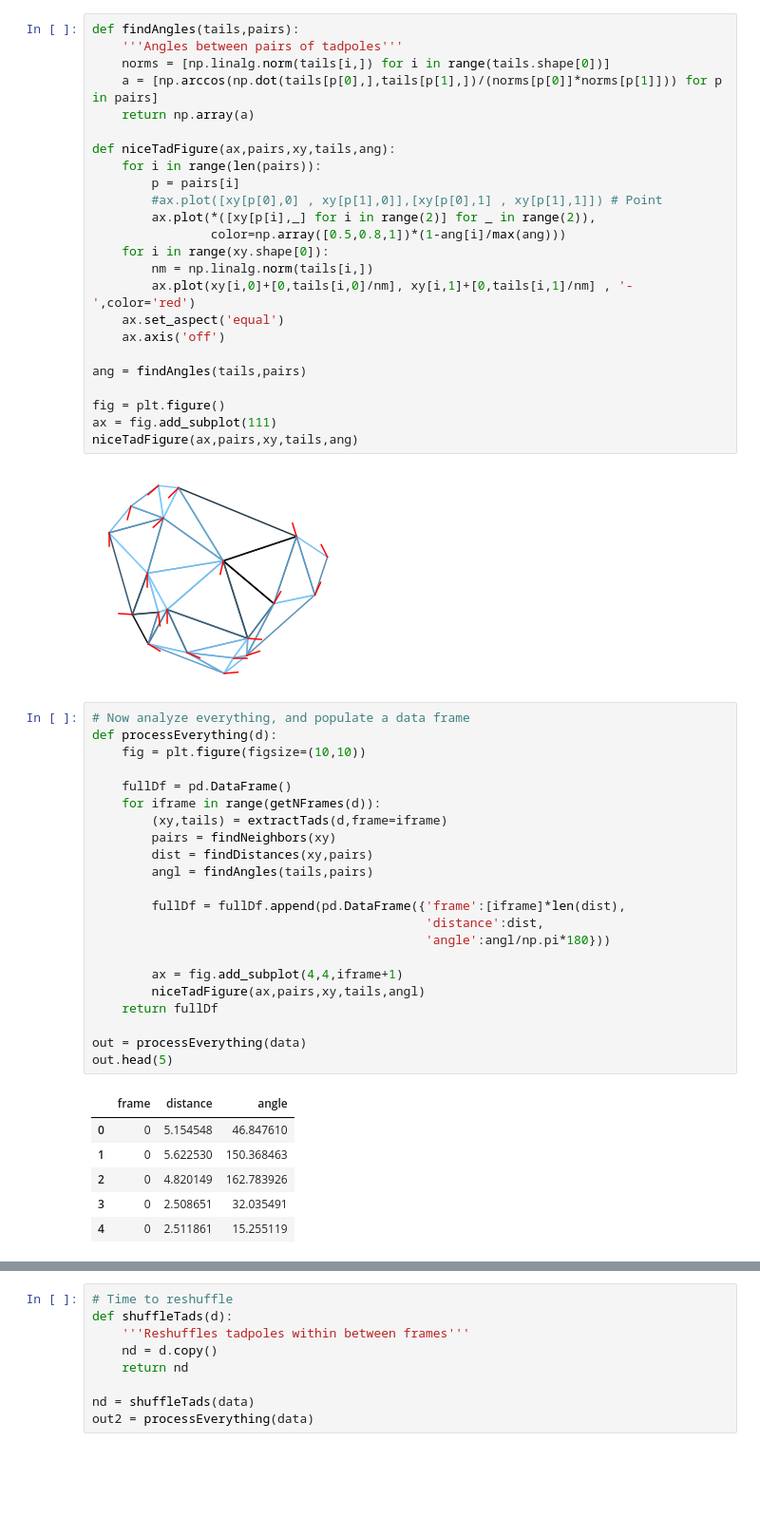
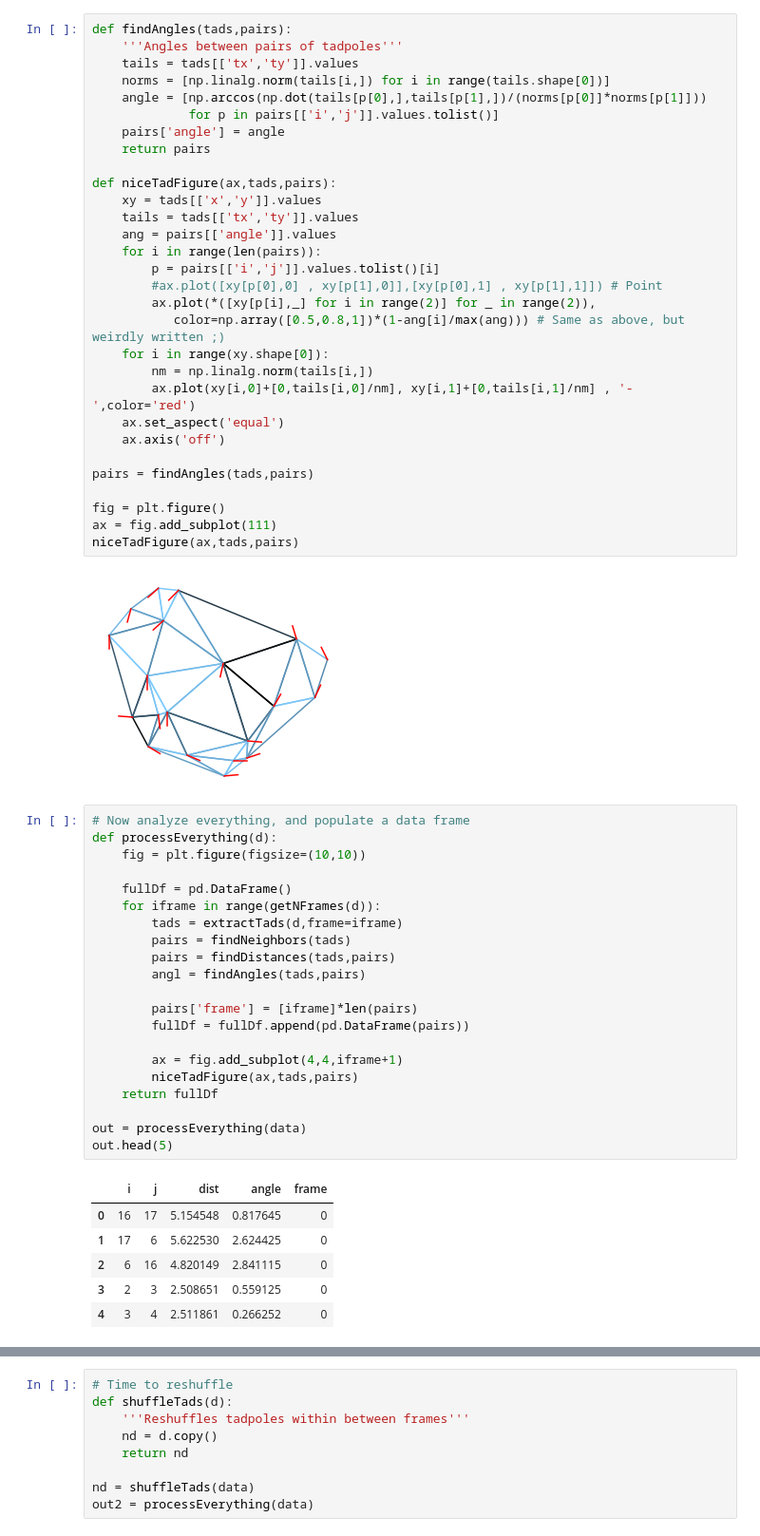
Before and after one commit to khakhalin/Xenopus-Behavior, a Jupyter notebook: 01 Schooling/Schooling playground.ipynb, the cells around one changed output, grey strips where cells are left out. Shown: that part at 95% size. Drawn from its saved outputs; the diff is of its cells as text; blank space fills up the shorter version.

```diff
--- a/01 Schooling/Schooling playground.ipynb
+++ b/01 Schooling/Schooling playground.ipynb
@@ -85,60 +85,65 @@ ax.set_aspect('equal')
 # %% [output]
 [figure]
 # %%
-def findAngles(tails,pairs):
+def findAngles(tads,pairs):
     '''Angles between pairs of tadpoles'''
+    tails = tads[['tx','ty']].values
     norms = [np.linalg.norm(tails[i,]) for i in range(tails.shape[0])]
-    a = [np.arccos(np.dot(tails[p[0],],tails[p[1],])/(norms[p[0]]*norms[p[1]])) for p in pairs]
-    return np.array(a)
+    angle = [np.arccos(np.dot(tails[p[0],],tails[p[1],])/(norms[p[0]]*norms[p[1]]))
+             for p in pairs[['i','j']].values.tolist()]
+    pairs['angle'] = angle
+    return pairs
 
-def niceTadFigure(ax,pairs,xy,tails,ang):
+def niceTadFigure(ax,tads,pairs):
+    xy = tads[['x','y']].values
+    tails = tads[['tx','ty']].values
+    ang = pairs[['angle']].values
     for i in range(len(pairs)):
-        p = pairs[i]
+        p = pairs[['i','j']].values.tolist()[i]
         #ax.plot([xy[p[0],0] , xy[p[1],0]],[xy[p[0],1] , xy[p[1],1]]) # Point
         ax.plot(*([xy[p[i],_] for i in range(2)] for _ in range(2)),
-                color=np.array([0.5,0.8,1])*(1-ang[i]/max(ang)))
+           color=np.array([0.5,0.8,1])*(1-ang[i]/max(ang))) # Same as above, but weirdly written ;)
     for i in range(xy.shape[0]):
         nm = np.linalg.norm(tails[i,])
         ax.plot(xy[i,0]+[0,tails[i,0]/nm], xy[i,1]+[0,tails[i,1]/nm] , '-',color='red')
     ax.set_aspect('equal')
     ax.axis('off')
 
-ang = findAngles(tails,pairs)
+pairs = findAngles(tads,pairs)
 
 fig = plt.figure()
 ax = fig.add_subplot(111)
-niceTadFigure(ax,pairs,xy,tails,ang)
+niceTadFigure(ax,tads,pairs)
 # %% [output]
 [figure]
 # %%
 # Now analyze everything, and populate a data frame
 def processEverything(d):
     fig = plt.figure(figsize=(10,10))
 
     fullDf = pd.DataFrame()
     for iframe in range(getNFrames(d)):
-        (xy,tails) = extractTads(d,frame=iframe)
-        pairs = findNeighbors(xy)
-        dist = findDistances(xy,pairs)
-        angl = findAngles(tails,pairs)
+        tads = extractTads(d,frame=iframe)
+        pairs = findNeighbors(tads)
+        pairs = findDistances(tads,pairs)
+        angl = findAngles(tads,pairs)
 
-        fullDf = fullDf.append(pd.DataFrame({'frame':[iframe]*len(dist),
-                                             'distance':dist,
-                                             'angle':angl/np.pi*180}))
+        pairs['frame'] = [iframe]*len(pairs)
+        fullDf = fullDf.append(pd.DataFrame(pairs))
 
         ax = fig.add_subplot(4,4,iframe+1)
-        niceTadFigure(ax,pairs,xy,tails,angl)
+        niceTadFigure(ax,tads,pairs)
     return fullDf
 
 out = processEverything(data)
 out.head(5)
 # %% [output]
-|  | frame | distance | angle |
-| 0 | 0 | 5.154548 | 46.847610 |
-| 1 | 0 | 5.622530 | 150.368463 |
-| 2 | 0 | 4.820149 | 162.783926 |
-| 3 | 0 | 2.508651 | 32.035491 |
-| 4 | 0 | 2.511861 | 15.255119 |
+|  | i | j | dist | angle | frame |
+| 0 | 16 | 17 | 5.154548 | 0.817645 | 0 |
+| 1 | 17 | 6 | 5.622530 | 2.624425 | 0 |
+| 2 | 6 | 16 | 4.820149 | 2.841115 | 0 |
+| 3 | 2 | 3 | 2.508651 | 0.559125 | 0 |
+| 4 | 3 | 4 | 2.511861 | 0.266252 | 0 |
 [figure]
 # %%
 # Time to reshuffle
```
